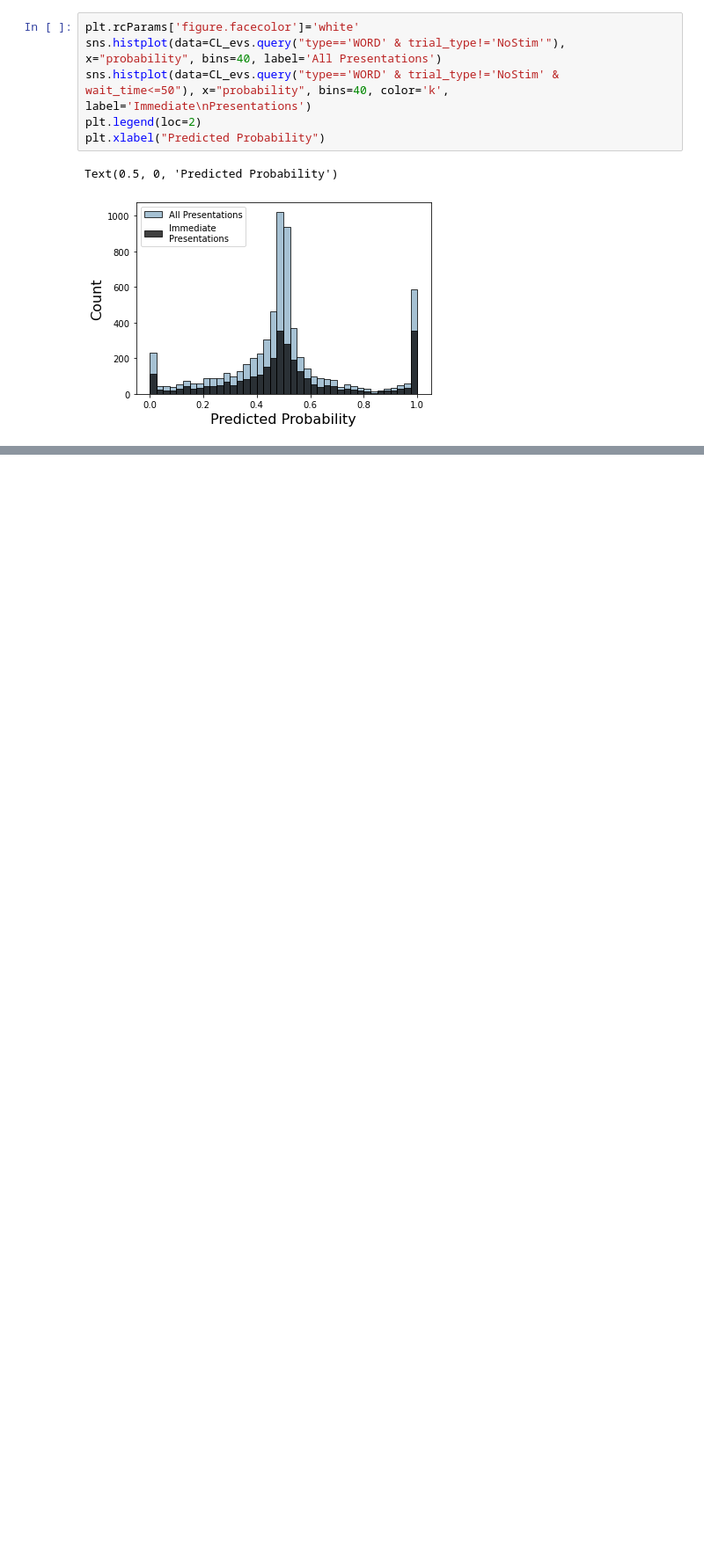
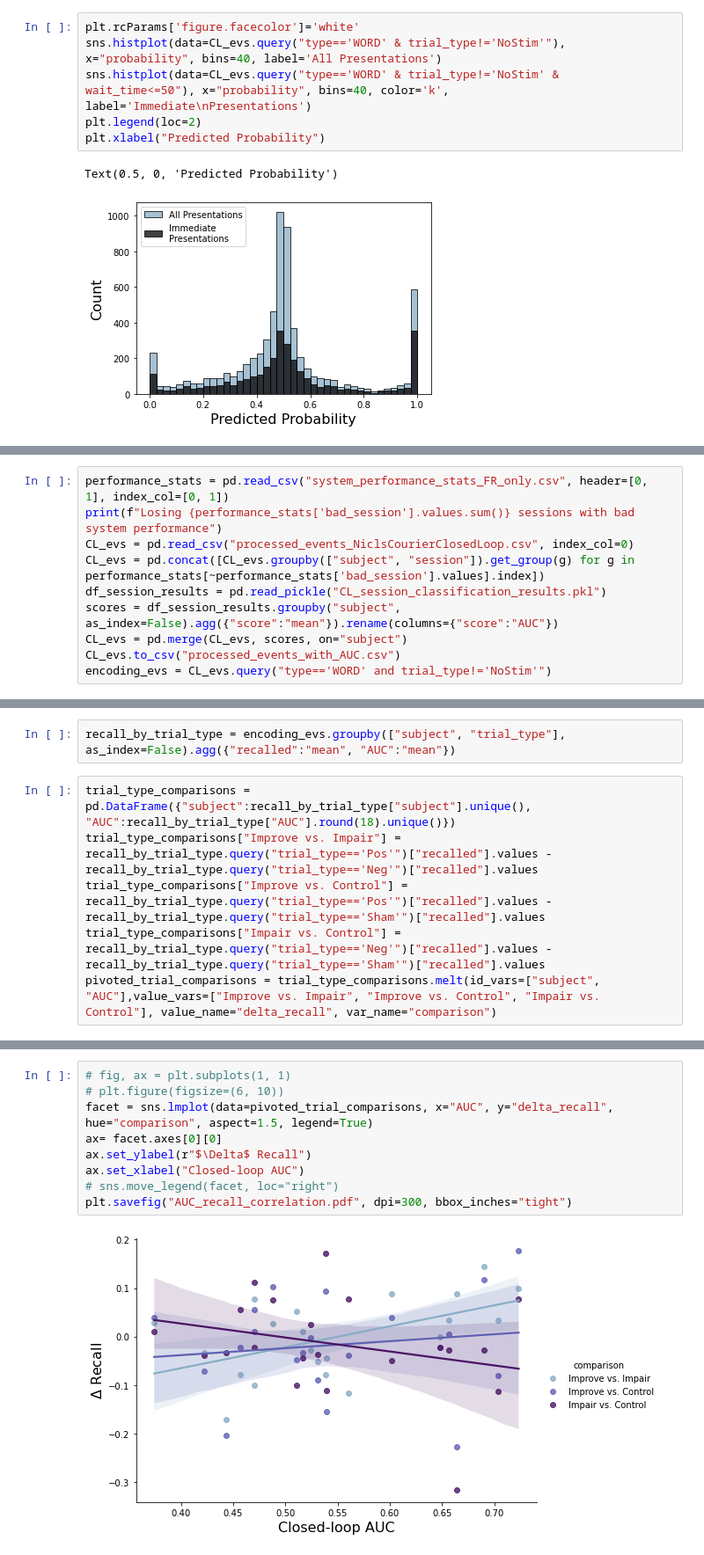
Before and after one commit to pennmem/optimizing-memory, a Jupyter notebook: multivariate.ipynb, the cells around one changed output, grey strips where cells are left out. Shown at 88% size. Cells and saved outputs as stored; diff of their text form; blank space fills up the shorter version.

```diff
--- a/multivariate.ipynb
+++ b/multivariate.ipynb
@@ -670,0 +643,10 @@ Text(0.5, 0, 'Predicted Probability')
+# %%
+performance_stats = pd.read_csv("system_performance_stats_FR_only.csv", header=[0, 1], index_col=[0, 1])
+print(f"Losing {performance_stats['bad_session'].values.sum()} sessions with bad system performance")
+CL_evs = pd.read_csv("processed_events_NiclsCourierClosedLoop.csv", index_col=0)
+CL_evs = pd.concat([CL_evs.groupby(["subject", "session"]).get_group(g) for g in performance_stats[~performance_stats['bad_session'].values].index])
+df_session_results = pd.read_pickle("CL_session_classification_results.pkl")
+scores = df_session_results.groupby("subject", as_index=False).agg({"score":"mean"}).rename(columns={"score":"AUC"})
+CL_evs = pd.merge(CL_evs, scores, on="subject")
+CL_evs.to_csv("processed_events_with_AUC.csv")
+encoding_evs = CL_evs.query("type=='WORD' and trial_type!='NoStim'")
@@ -670,0 +655,8 @@ Text(0.5, 0, 'Predicted Probability')
+# %%
+recall_by_trial_type = encoding_evs.groupby(["subject", "trial_type"], as_index=False).agg({"recalled":"mean", "AUC":"mean"})
+# %%
+trial_type_comparisons = pd.DataFrame({"subject":recall_by_trial_type["subject"].unique(), "AUC":recall_by_trial_type["AUC"].round(18).unique()})
+trial_type_comparisons["Improve vs. Impair"] = recall_by_trial_type.query("trial_type=='Pos'")["recalled"].values - recall_by_trial_type.query("trial_type=='Neg'")["recalled"].values
+trial_type_comparisons["Improve vs. Control"] = recall_by_trial_type.query("trial_type=='Pos'")["recalled"].values - recall_by_trial_type.query("trial_type=='Sham'")["recalled"].values
+trial_type_comparisons["Impair vs. Control"] = recall_by_trial_type.query("trial_type=='Neg'")["recalled"].values - recall_by_trial_type.query("trial_type=='Sham'")["recalled"].values
+pivoted_trial_comparisons = trial_type_comparisons.melt(id_vars=["subject", "AUC"],value_vars=["Improve vs. Impair", "Improve vs. Control", "Impair vs. Control"], value_name="delta_recall", var_name="comparison")
@@ -670,0 +679,11 @@ Text(0.5, 0, 'Predicted Probability')
+# %%
+# fig, ax = plt.subplots(1, 1)
+# plt.figure(figsize=(6, 10))
+facet = sns.lmplot(data=pivoted_trial_comparisons, x="AUC", y="delta_recall", hue="comparison", aspect=1.5, legend=True)
+ax= facet.axes[0][0]
+ax.set_ylabel(r"$\Delta$ Recall")
+ax.set_xlabel("Closed-loop AUC")
+# sns.move_legend(facet, loc="right")
+plt.savefig("AUC_recall_correlation.pdf", dpi=300, bbox_inches="tight")
+# %% [output]
+[figure, added]
```
Also changed, not shown: parts of 17 cells of this notebook.
